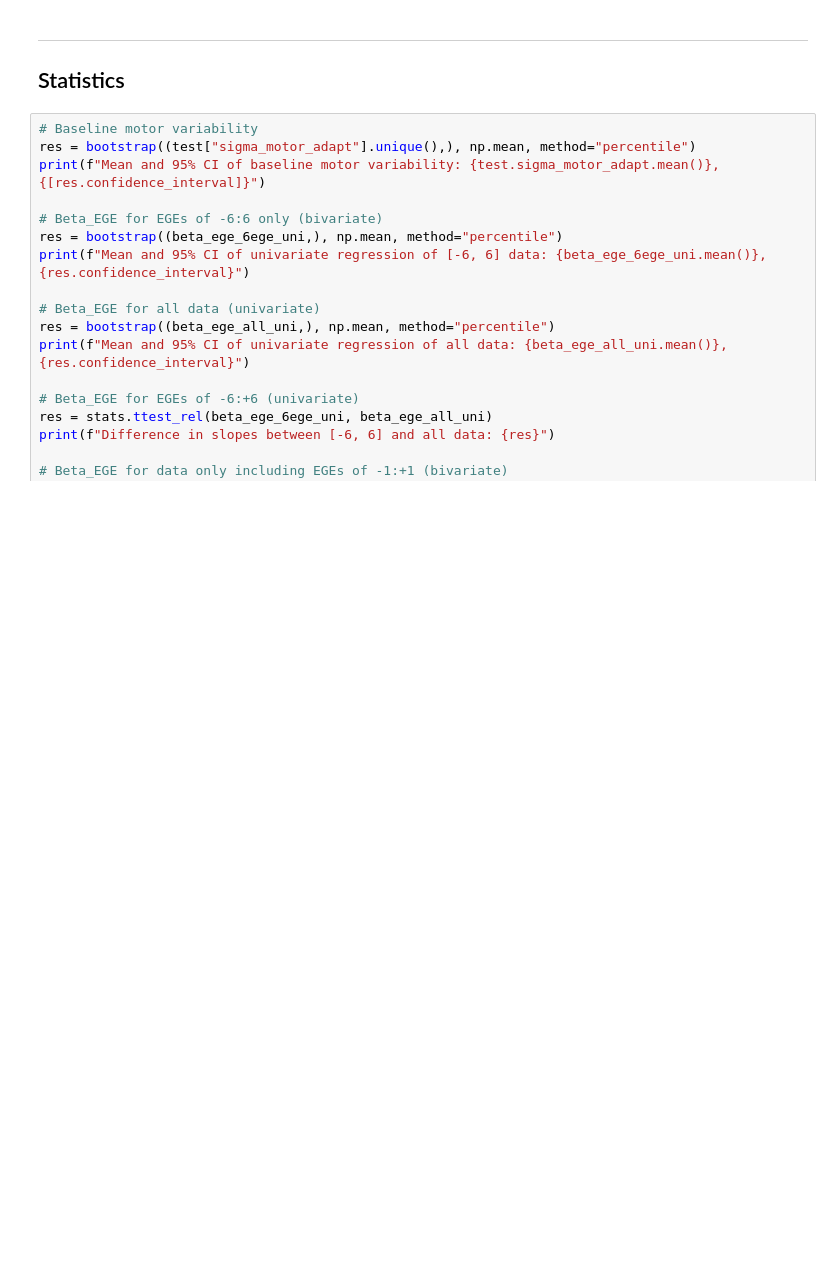
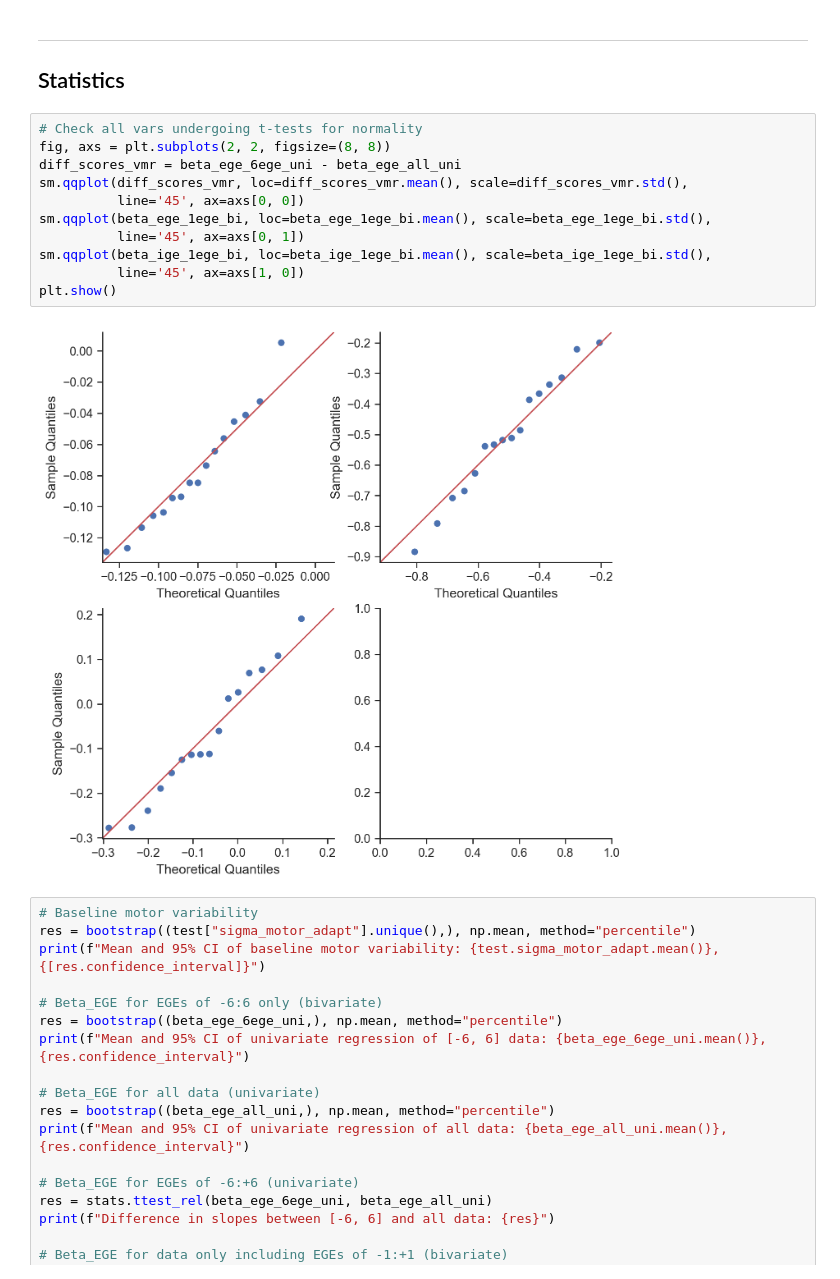
Before and after one commit to ccmlab-ubc/pertdetect-adapt, a Jupyter notebook: behavioural/analyze-adaptation.ipynb, the cells around one changed output. Cells and saved outputs as stored; diff of their text form; blank space fills up the shorter version.

Commit message:
add qq plots

```diff
--- a/behavioural/analyze-adaptation.ipynb
+++ b/behavioural/analyze-adaptation.ipynb
@@ -559,6 +559,19 @@ plt.show()
 # %% [markdown]
 ---
 ## Statistics
+# %%
+# Check all vars undergoing t-tests for normality
+fig, axs = plt.subplots(2, 2, figsize=(8, 8))
+diff_scores_vmr = beta_ege_6ege_uni - beta_ege_all_uni
+sm.qqplot(diff_scores_vmr, loc=diff_scores_vmr.mean(), scale=diff_scores_vmr.std(),
+          line='45', ax=axs[0, 0])
+sm.qqplot(beta_ege_1ege_bi, loc=beta_ege_1ege_bi.mean(), scale=beta_ege_1ege_bi.std(),
+          line='45', ax=axs[0, 1])
+sm.qqplot(beta_ige_1ege_bi, loc=beta_ige_1ege_bi.mean(), scale=beta_ige_1ege_bi.std(),
+          line='45', ax=axs[1, 0])
+plt.show()
+# %% [output]
+[figure, added]
 # %%
 # Baseline motor variability
 res = bootstrap((test["sigma_motor_adapt"].unique(),), np.mean, method="percentile")
```
